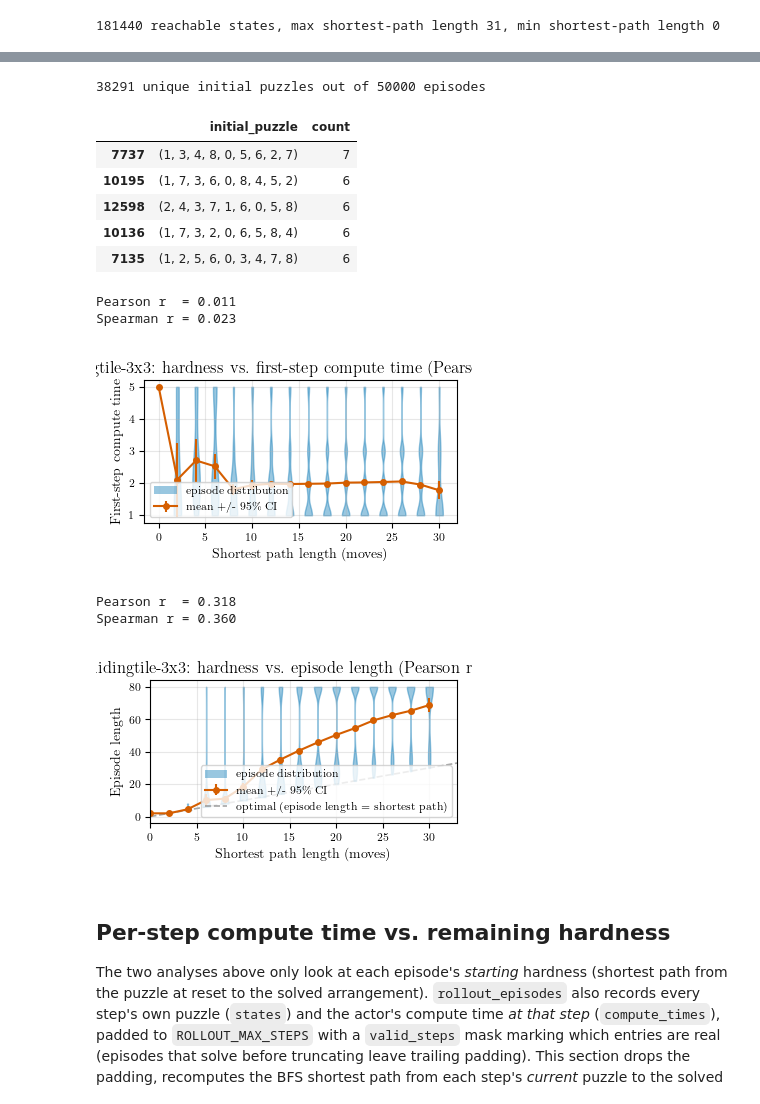
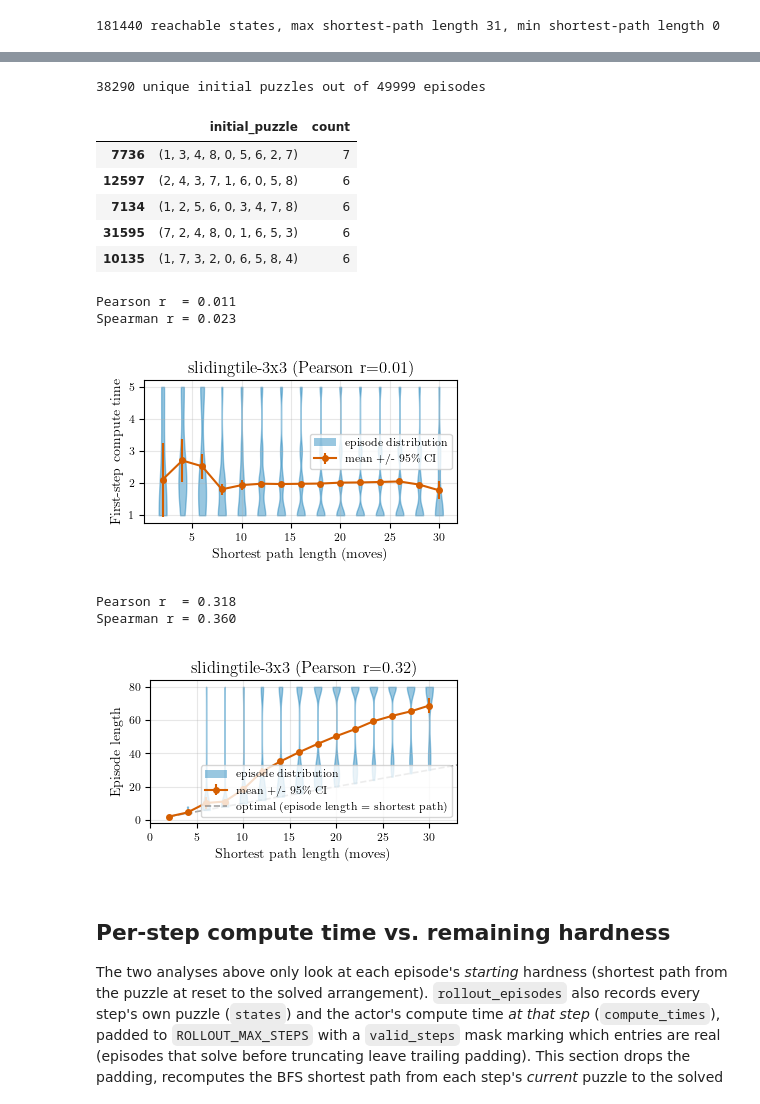
Before and after one commit to chanb/Stoix, a Jupyter notebook: ramdp_experiments/analysis-compute_time-hardness-slidingpuzzle.ipynb, the cells around one changed output, grey strips where cells are left out. Drawn from its saved outputs; the diff is of its cells as text; code cells hidden in the pictures.

```diff
--- a/ramdp_experiments/analysis-compute_time-hardness-slidingpuzzle.ipynb
+++ b/ramdp_experiments/analysis-compute_time-hardness-slidingpuzzle.ipynb
@@ -220,10 +223,12 @@ def build_actor_and_restore(config, seed=0):
     optimizer/learner_fn machinery, which pure inference doesn't need), then
     either restores the actor's trained params from CHECKPOINT_REL_DIR/UID or,
     if USE_RANDOM_POLICY, returns the freshly-initialized params as-is. Returns
-    (env, eval_env, act_fn, actor_params). `env` is `environments.make()`'s
-    vmapped/auto-reset training env (used below only for its action_space) -
-    it is NOT suitable for the single-episode rollout loop, see
-    build_puzzle_env."""
+    (env, eval_env, act_fn, actor_params, actor_network) - actor_network is
+    returned (not just act_fn) so the t-SNE section further down can run just
+    its CNN input_layer on a puzzle, without going through the full
+    torso/action_head. `env` is `environments.make()`'s vmapped/auto-reset
+    training env (used below only for its action_space) - it is NOT suitable
+    for the single-episode rollout loop, see build_puzzle_env."""
     assert USE_RANDOM_POLICY or CHECKPOINT_UID is not None, (
         "Fill in CHECKPOINT_REL_DIR/CHECKPOINT_UID in the config cell before running this "
         "(or set USE_RANDOM_POLICY=True to smoke-test the pipeline without one)."
@@ -271,7 +276,7 @@ def build_actor_and_restore(config, seed=0):
         actor_params = restored_params.actor_params
 
     act_fn = get_distribution_act_fn_with_compute_time(config, actor_network.apply)
-    return env, eval_env, act_fn, actor_params
+    return env, eval_env, act_fn, actor_params, actor_network
 
 
 def build_puzzle_env(config):
@@ -298,7 +303,7 @@ def build_puzzle_env(config):
     return puzzle_env
 
 
-env, eval_env, act_fn, actor_params = build_actor_and_restore(config, seed=SEED)
+env, eval_env, act_fn, actor_params, actor_network = build_actor_and_restore(config, seed=SEED)
 rollout_env = eval_env if USE_EVAL_ENV else build_puzzle_env(config)
 # %% [output]
 Created environments for Suite: jumanji - Scenario: SlidingTilePuzzle-v0
@@ -517,6 +522,23 @@ else:
     df.to_pickle(ROLLOUT_CACHE_PATH)
     print(f"Saved rollout dataframe ({len(df)} episodes) to {ROLLOUT_CACHE_PATH}")
 
+# Drop episodes whose initial_puzzle was already solved (shortest_path_length
+# == 0): RandomWalkGenerator's scramble occasionally wanders back to the
+# solved state by chance (every move is trivially reversible - see
+# sliding_puzzle_prepare's markdown above), so these are rare but real; they
+# aren't meaningful "hardness" instances (there's no puzzle left to solve),
+# and previously showed up as a stray shortest_path_length == 0 point on the
+# episode-level plots below. Applied after the cache load/compute branch
+# above (not baked into the cached dataframe itself) so it always applies
+# uniformly, including to a cache saved before this filter existed.
+n_zero_shortest_path = int((df["shortest_path_length"] == 0).sum())
+if n_zero_shortest_path:
+    print(
+        f"Dropping {n_zero_shortest_path}/{len(df)} episodes with shortest_path_length == 0 "
+        "(initial_puzzle was already solved)."
+    )
+    df = df[df["shortest_path_length"] != 0].reset_index(drop=True)
+
 n_infeasible = df["shortest_path_length"].isna().sum()
 if n_infeasible:
     print(f"{n_infeasible}/{len(df)} episodes had no feasible solution (unexpected).")
@@ -545,13 +568,13 @@ unique_counts = (
 print(f"{len(unique_counts)} unique initial puzzles out of {len(df)} episodes")
 unique_counts.sort_values("count", ascending=False).head()
 # %% [output]
-38291 unique initial puzzles out of 50000 episodes
+38290 unique initial puzzles out of 49999 episodes
 |  | initial_puzzle | count |
-| 7737 | (1, 3, 4, 8, 0, 5, 6, 2, 7) | 7 |
-| 10195 | (1, 7, 3, 6, 0, 8, 4, 5, 2) | 6 |
-| 12598 | (2, 4, 3, 7, 1, 6, 0, 5, 8) | 6 |
-| 10136 | (1, 7, 3, 2, 0, 6, 5, 8, 4) | 6 |
-| 7135 | (1, 2, 5, 6, 0, 3, 4, 7, 8) | 6 |
+| 7736 | (1, 3, 4, 8, 0, 5, 6, 2, 7) | 7 |
+| 12597 | (2, 4, 3, 7, 1, 6, 0, 5, 8) | 6 |
+| 7134 | (1, 2, 5, 6, 0, 3, 4, 7, 8) | 6 |
+| 31595 | (7, 2, 4, 8, 0, 1, 6, 5, 3) | 6 |
+| 10135 | (1, 7, 3, 2, 0, 6, 5, 8, 4) | 6 |
 # %%
 CI95_Z = 1.96  # normal-approximation 95% CI half-width, in units of SEM
 
@@ -599,35 +622,35 @@ if violin_groups:
         body.set_facecolor(violin_color)
         body.set_edgecolor(violin_color)
         body.set_alpha(0.4)
 
 mean_errorbar = ax.errorbar(
     by_distance.index,
     by_distance["mean"],
     yerr=CI95_Z * by_distance["sem"].fillna(0.0),
     marker="o",
     ms=4,
     linewidth=1.5,
     color=mean_color,
     label=r"mean +/- 95\% CI",
 )
 ax.legend(
     handles=[Patch(facecolor=violin_color, alpha=0.4, label="episode distribution"), mean_errorbar]
 )
 ax.set_xlabel("Shortest path length (moves)")
 ax.set_ylabel("First-step compute time")
 ax.set_title(
-    f"slidingtile-{GRID_SIZE}x{GRID_SIZE}: hardness vs. first-step compute time "
+    f"slidingtile-{GRID_SIZE}x{GRID_SIZE} "
     f"(Pearson r={pearson_r:.2f})"
 )
 ax.grid(True, alpha=0.3)
 fig.tight_layout()
 plt.savefig(
     "analysis-compute_time-hardness-slidingpuzzle.pdf", dpi=600, format="pdf", bbox_inches="tight"
 )
 # %% [output]
 Pearson r  = 0.011
 Spearman r = 0.023
-[figure, old version]
+[figure, new version]
 # %%
 CI95_Z = 1.96  # normal-approximation 95% CI half-width, in units of SEM
 
@@ -703,7 +726,7 @@ ax.legend(
 ax.set_xlim(0, 33)
 ax.set_xlabel("Shortest path length (moves)")
 ax.set_ylabel("Episode length")
-ax.set_title(f"slidingtile-{GRID_SIZE}x{GRID_SIZE}: hardness vs. episode length (Pearson r={pearson_r:.2f})")
+ax.set_title(f"slidingtile-{GRID_SIZE}x{GRID_SIZE} (Pearson r={pearson_r:.2f})")
 ax.grid(True, alpha=0.3)
 fig.tight_layout()
 plt.savefig(
@@ -712,7 +735,7 @@ plt.savefig(
 # %% [output]
 Pearson r  = 0.318
 Spearman r = 0.360
-[figure, old version]
+[figure, new version]
 # %% [markdown]
 ## Per-step compute time vs. remaining hardness
 
```
Also changed, not shown: parts of 11 cells of this notebook, 3 other files.
